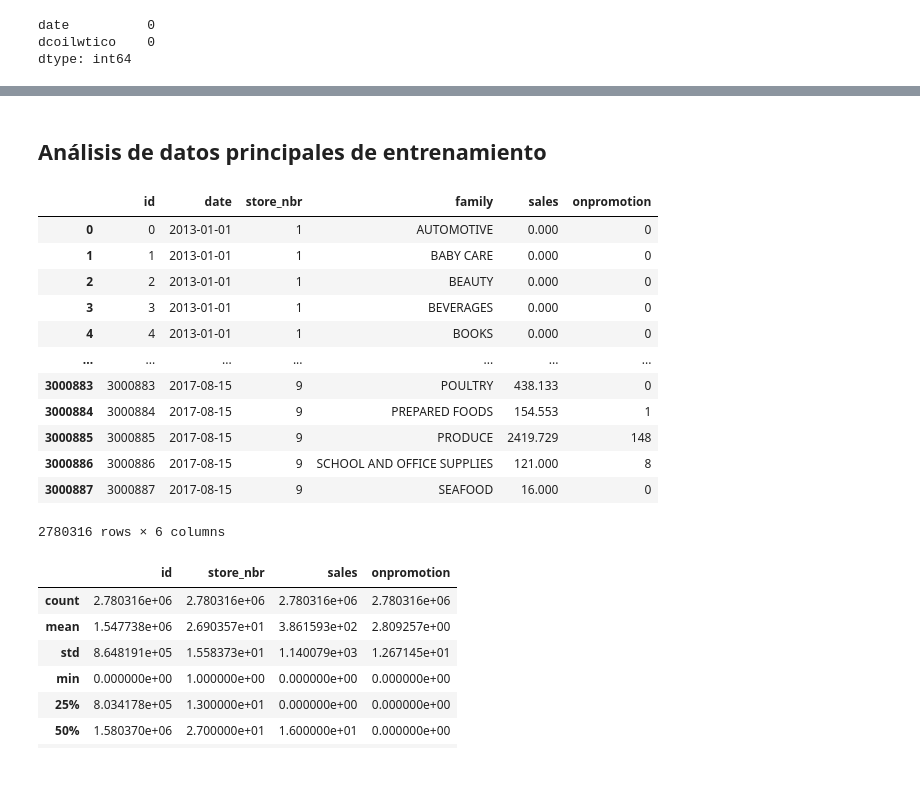
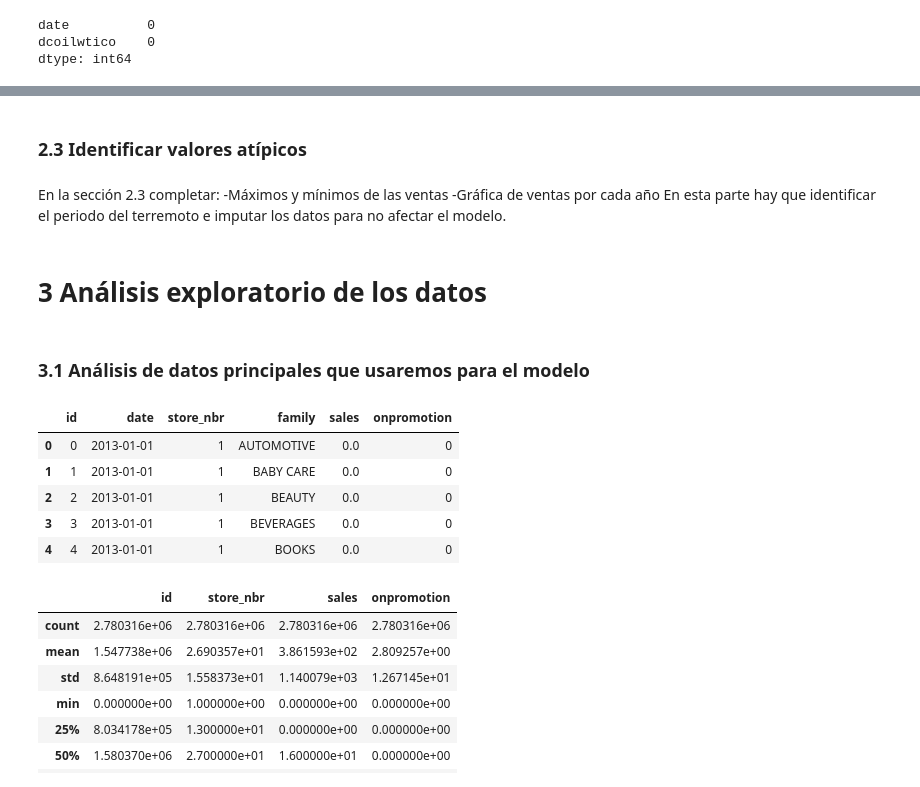
Before and after one commit to EmilianoV-TEC/Reto_TC3006C, a Jupyter notebook: avance-1-reto.ipynb, the cells around one changed output, grey strips where cells are left out. Drawn from its saved outputs; the diff is of its cells as text; code cells hidden in the pictures.

```diff
--- a/avance-1-reto.ipynb
+++ b/avance-1-reto.ipynb
@@ -50,12 +58,12 @@ DATA_PATH = '../input/store-sales-time-series-forecasting'
 
 # Carga de datos
 
-df_train = pd.read_csv(os.path.join(DATA_PATH, 'train.csv'))
-df_test = pd.read_csv(os.path.join(DATA_PATH, 'test.csv'))
-df_stores = pd.read_csv(os.path.join(DATA_PATH, 'stores.csv'))
-df_transactions = pd.read_csv(os.path.join(DATA_PATH, 'transactions.csv'))
-df_oil = pd.read_csv(os.path.join(DATA_PATH, 'oil.csv'))
-df_holidays = pd.read_csv(os.path.join(DATA_PATH, 'holidays_events.csv'))
+df_train = pd.read_csv('data/train.csv')
+df_test = pd.read_csv('data/test.csv')
+df_stores = pd.read_csv('data/stores.csv')
+df_transactions = pd.read_csv('data/transactions.csv')
+df_oil = pd.read_csv('data/oil.csv')
+df_holidays = pd.read_csv('data/holidays_events.csv')
 # %%
 df_stores.describe()
 # %% [output]
@@ -98,24 +108,26 @@ df_train = df_train[~((df_train.store_nbr == 29) & (df_train.date < '2015-03-20'
 df_train = df_train[~((df_train.store_nbr == 20) & (df_train.date < '2015-02-13'))]
 df_train = df_train[~((df_train.store_nbr == 53) & (df_train.date < '2014-05-29'))]
 df_train = df_train[~((df_train.store_nbr == 36) & (df_train.date < '2013-05-09'))]
+# %% [markdown]
+### 2.3 Identificar valores atípicos
+# %% [markdown]
+En la sección 2.3 completar:
+-Máximos y mínimos de las ventas
+-Gráfica de ventas por cada año
+En esta parte hay que identificar el periodo del terremoto e imputar los datos para no afectar el modelo.
 # %% [markdown]
-## Análisis de datos principales de entrenamiento
+# 3 Análisis exploratorio de los datos
+# %% [markdown]
+### 3.1 Análisis de datos principales que usaremos para el modelo
 # %%
-df_train
+df_train.head()
 # %% [output]
 |  | id | date | store_nbr | family | sales | onpromotion |
-| 0 | 0 | 2013-01-01 | 1 | AUTOMOTIVE | 0.000 | 0 |
-| 1 | 1 | 2013-01-01 | 1 | BABY CARE | 0.000 | 0 |
-| 2 | 2 | 2013-01-01 | 1 | BEAUTY | 0.000 | 0 |
-| 3 | 3 | 2013-01-01 | 1 | BEVERAGES | 0.000 | 0 |
-| 4 | 4 | 2013-01-01 | 1 | BOOKS | 0.000 | 0 |
-| ... | ... | ... | ... | ... | ... | ... |
-| 3000883 | 3000883 | 2017-08-15 | 9 | POULTRY | 438.133 | 0 |
-| 3000884 | 3000884 | 2017-08-15 | 9 | PREPARED FOODS | 154.553 | 1 |
-| 3000885 | 3000885 | 2017-08-15 | 9 | PRODUCE | 2419.729 | 148 |
-| 3000886 | 3000886 | 2017-08-15 | 9 | SCHOOL AND OFFICE SUPPLIES | 121.000 | 8 |
-| 3000887 | 3000887 | 2017-08-15 | 9 | SEAFOOD | 16.000 | 0 |
+| 0 | 0 | 2013-01-01 | 1 | AUTOMOTIVE | 0.0 | 0 |
+| 1 | 1 | 2013-01-01 | 1 | BABY CARE | 0.0 | 0 |
+| 2 | 2 | 2013-01-01 | 1 | BEAUTY | 0.0 | 0 |
+| 3 | 3 | 2013-01-01 | 1 | BEVERAGES | 0.0 | 0 |
+| 4 | 4 | 2013-01-01 | 1 | BOOKS | 0.0 | 0 |
-2780316 rows × 6 columns
 # %%
 df_train.describe()
 # %% [output]
```
Also changed, not shown: parts of 37 cells of this notebook, 1 other file.
